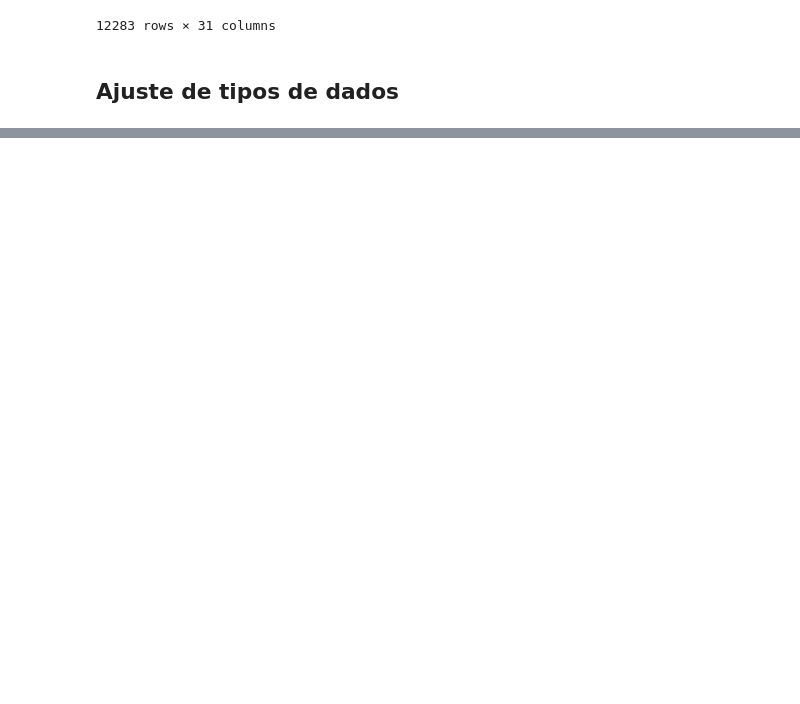
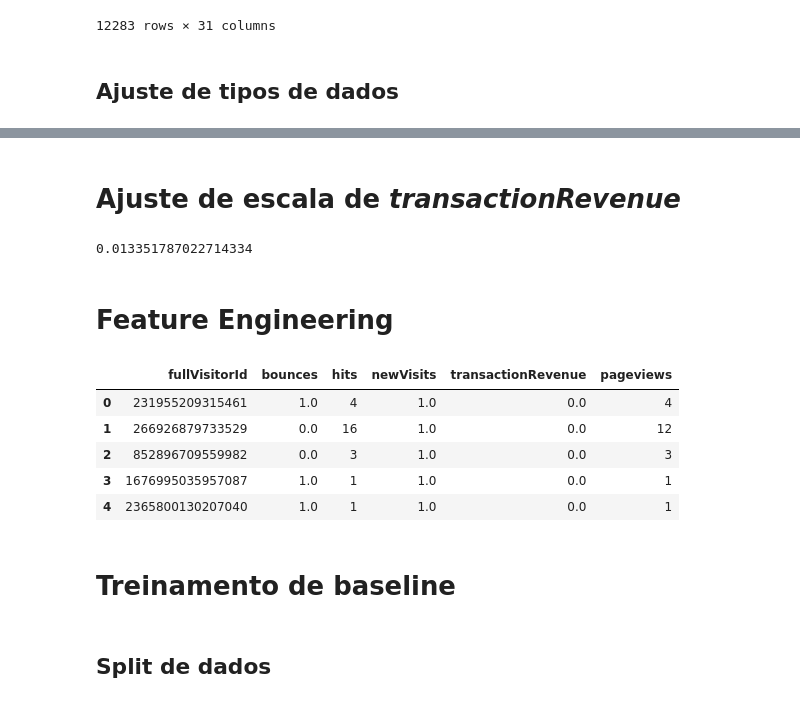
Before and after one commit to xpcosmos/regressao-linear-marketing, a Jupyter notebook: app.ipynb, the cells around one changed output, grey strips where cells are left out. Drawn from its saved outputs; the diff is of its cells as text; code cells hidden in the pictures; blank space fills up the shorter version.

Commit message:
Inicio de treinamento de modelo linear

```diff
--- a/app.ipynb
+++ b/app.ipynb
@@ -165,0 +186,6 @@ df
+# %%
+var_quant = ['bounces', 'hits', 'newVisits', 'transactionRevenue', 'pageviews']
+for i in var_quant:
+    df[i] = pd.to_numeric(df[i])
+
+df.dtypes
@@ -165,0 +210,26 @@ df
+# %% [markdown]
+# Ajuste de escala de _transactionRevenue_
+# %%
+1 - (df.transactionRevenue.isna().sum() / df.shape[0])
+# %% [output]
+0.013351787022714334
+# %%
+df.transactionRevenue.fillna(0, inplace=True)
+# %%
+df.transactionRevenue = df.transactionRevenue / 10e5
+# %% [markdown]
+# Feature Engineering
+# %%
+df_sum = df.groupby('fullVisitorId', as_index=False)[var_quant].sum()
+df_sum.head()
+# %% [output]
+|  | fullVisitorId | bounces | hits | newVisits | transactionRevenue | pageviews |
+| 0 | 231955209315461 | 1.0 | 4 | 1.0 | 0.0 | 4 |
+| 1 | 266926879733529 | 0.0 | 16 | 1.0 | 0.0 | 12 |
+| 2 | 852896709559982 | 0.0 | 3 | 1.0 | 0.0 | 3 |
+| 3 | 1676995035957087 | 1.0 | 1 | 1.0 | 0.0 | 1 |
+| 4 | 2365800130207040 | 1.0 | 1 | 1.0 | 0.0 | 1 |
+# %% [markdown]
+# Treinamento de baseline
+# %% [markdown]
+## Split de dados
```
Also changed, not shown: parts of 7 cells of this notebook.
